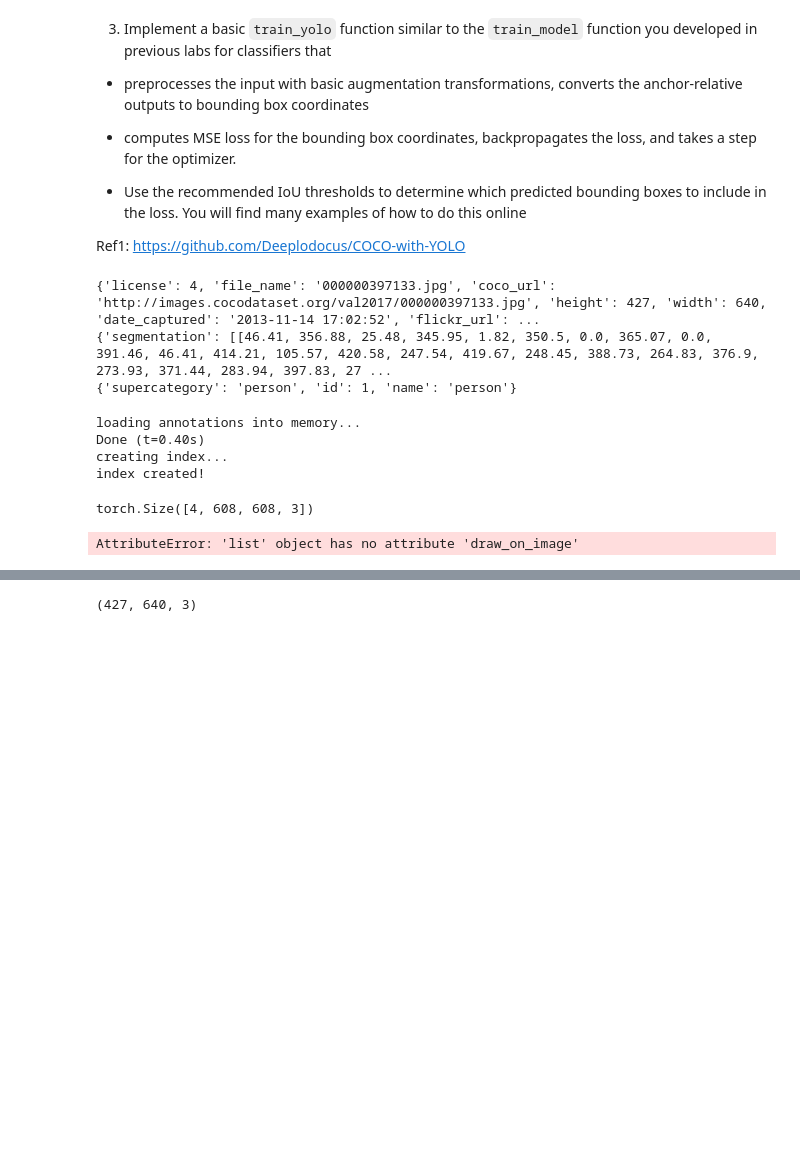
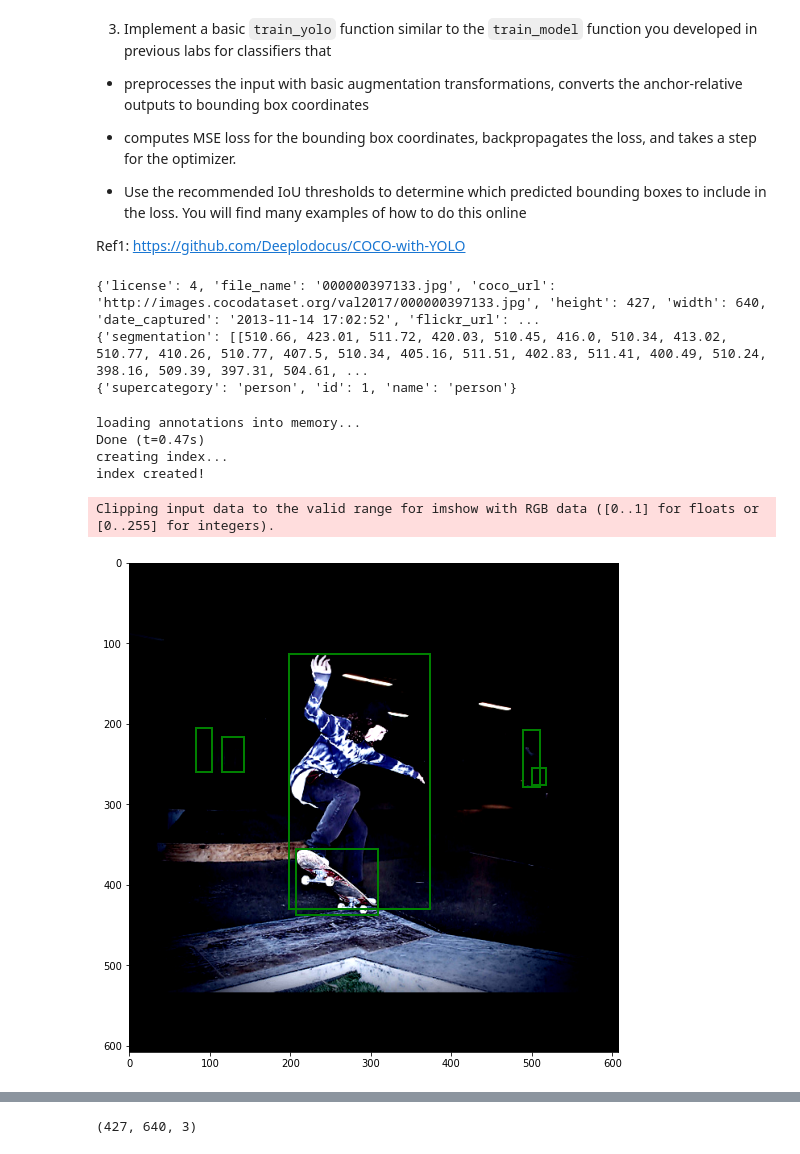
Before and after one commit to akraradets/2021JanRTML, a Jupyter notebook: lab5/yolov4 - train/lab5 - in lab .ipynb, the cells around one changed output, grey strips where cells are left out. Drawn from its saved outputs; the diff is of its cells as text; code cells hidden in the pictures; blank space fills up the shorter version.

```diff
--- a/lab5/yolov4 - train/lab5 - in lab .ipynb
+++ b/lab5/yolov4 - train/lab5 - in lab .ipynb
@@ -69,11 +41,11 @@ with open('COCO/annotations/instances_val2017.json') as json_file:
 
 print(anno['images'][0])
 
-print(anno['annotations'][100])
+print(anno['annotations'][0])
 
 print(anno['categories'][0])
 # %% [output]
 {'license': 4, 'file_name': '000000397133.jpg', 'coco_url': 'http://images.cocodataset.org/val2017/000000397133.jpg', 'height': 427, 'width': 640, 'date_captured': '2013-11-14 17:02:52', 'flickr_url': ...
-{'segmentation': [[46.41, 356.88, 25.48, 345.95, 1.82, 350.5, 0.0, 365.07, 0.0, 391.46, 46.41, 414.21, 105.57, 420.58, 247.54, 419.67, 248.45, 388.73, 264.83, 376.9, 273.93, 371.44, 283.94, 397.83, 27 ...
+{'segmentation': [[510.66, 423.01, 511.72, 420.03, 510.45, 416.0, 510.34, 413.02, 510.77, 410.26, 510.77, 407.5, 510.34, 405.16, 511.51, 402.83, 511.41, 400.49, 510.24, 398.16, 509.39, 397.31, 504.61, ...
 {'supercategory': 'person', 'id': 1, 'name': 'person'}
 # %%
@@ -124,29 +111,23 @@ class myCocoDetection(datasets.CocoDetection):
         return img_aug, target
 # %%
-import torch
-import torchvision
-from torchvision import datasets, models, transforms
 # mean, std = (0.5, 0.5, 0.5), (0.5, 0.5, 0.5)
-mean, std = (0.4914, 0.4822, 0.4465), (0.2023, 0.1994, 0.2010)
+# mean, std = (0.4914, 0.4822, 0.4465), (0.2023, 0.1994, 0.2010)
 
-preprocess_augment = transforms.Compose([
-    transforms.Resize(608),
-    # transforms.RandomCrop(224),
-    # transforms.RandomHorizontalFlip(),
-    transforms.ToTensor(),
-    transforms.Normalize(mean, std)])
+# preprocess_augment = transforms.Compose([
+#     transforms.Resize(608),
+#     # transforms.RandomCrop(224),
+#     # transforms.RandomHorizontalFlip(),
+#     transforms.ToTensor(),
+#     transforms.Normalize(mean, std)])
 
-preprocess = transforms.Compose([
-    # transforms.Resize(608),
-    # transforms.CenterCrop(608),
-    transforms.ToTensor(),
-    transforms.Normalize(mean, std)])
+# preprocess = transforms.Compose([
+#     # transforms.Resize(608),
+#     # transforms.CenterCrop(608),
+#     transforms.ToTensor(),
+#     transforms.Normalize(mean, std)])
 
 root = "COCO/val2017"
 annFile = 'COCO/annotations/instances_val2017.json'
-
-
-
 
 full_dataset = myCocoDetection(root=root, annFile=annFile)
 # loading annotations into memory...
@@ -156,7 +137,7 @@ full_dataset = myCocoDetection(root=root, annFile=annFile)
 # Dataset CocoDetection
 #     Number of datapoints: 5000
 #     Root location: COCO/val2017
-BATCH_SIZE = 4
+BATCH_SIZE = 1
 NUM_WORKERS = 0
 
 train_dataset, val_dataset = torch.utils.data.random_split(full_dataset, [4000, 1000])
@@ -166,44 +147,43 @@ train_dataset, val_dataset = torch.utils.data.random_split(full_dataset, [4000,
 # val_dataset.target_transform = preprocess
 
 train_dataloader = torch.utils.data.DataLoader(train_dataset,batch_size=BATCH_SIZE, shuffle=True , num_workers=NUM_WORKERS)
-
 val_dataloader  = torch.utils.data.DataLoader(val_dataset,   batch_size=BATCH_SIZE, shuffle=False, num_workers=NUM_WORKERS)
 # %% [output]
 loading annotations into memory...
-Done (t=0.40s)
+Done (t=0.47s)
 creating index...
 index created!
 # %%
 import matplotlib.pyplot as plt
 import matplotlib.patches as patches
 import numpy as np
 # get some random training images
 dataiter = iter(train_dataloader)
 # print(dataiter.next())
 images, labels = dataiter.next()
-print(images.shape)
-ia.imshow(boxes.draw_on_image(images))
-ia.imshow(boxes_aug.draw_on_image(img_aug))
+# print(images.shape)
 
+toshow = torchvision.utils.make_grid(images)
+toshow = toshow / 2 + 0.5     # unnormalize
+npimg = toshow.numpy()
 
-# toshow = torchvision.utils.make_grid(images)
-# toshow = toshow / 2 + 0.5     # unnormalize
-# npimg = toshow.numpy()
+fig, ax = plt.subplots(figsize=(16,9))
 
-# fig, ax = plt.subplots(figsize=(16,9))
-
-# ax.imshow(np.transpose(npimg, (1, 2, 0)))
+ax.imshow(np.transpose(npimg, (1, 2, 0)))
 
 # print(labels[0]['bbox'])
 # dict_keys(['segmentation', 'area', 'iscrowd', 'image_id', 'bbox', 'category_id', 'id'])
-
-# rect = patches.Rectangle(labels[0]['bbox'][0], 40, 30, linewidth=1, edgecolor='r', facecolor='none')
-# ax.add_patch(rect)
-# plt.show()
+for i,l in enumerate(labels):
+    x,y,w,h = labels[i]['bbox']
+    x,y,w,h = float(x),float(y),float(w),float(h)
+    # print(x,y,w,h)
+    rect = patches.Rectangle(xy=(x,y),width=w,height=h, linewidth=2, edgecolor='g', facecolor='none')
+    ax.add_patch(rect)
+plt.show()
 # print(labels, classes[labels])
 # %% [output]
-torch.Size([4, 608, 608, 3])
+Clipping input data to the valid range for imshow with RGB data ([0..1] for floats or [0..255] for integers).
-AttributeError: 'list' object has no attribute 'draw_on_image'
+[figure, added]
 # %%
 # https://github.com/Paperspace/DataAugmentationForObjectDetection
 # wget https://raw.githubusercontent.com/Paperspace/DataAugmentationForObjectDetection/master/data_aug/data_aug.py
```
Also changed, not shown: parts of 4 cells of this notebook.
